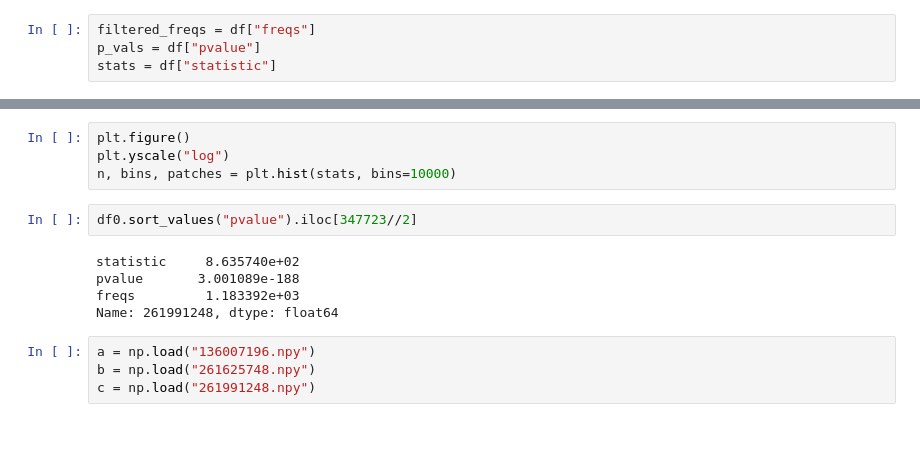
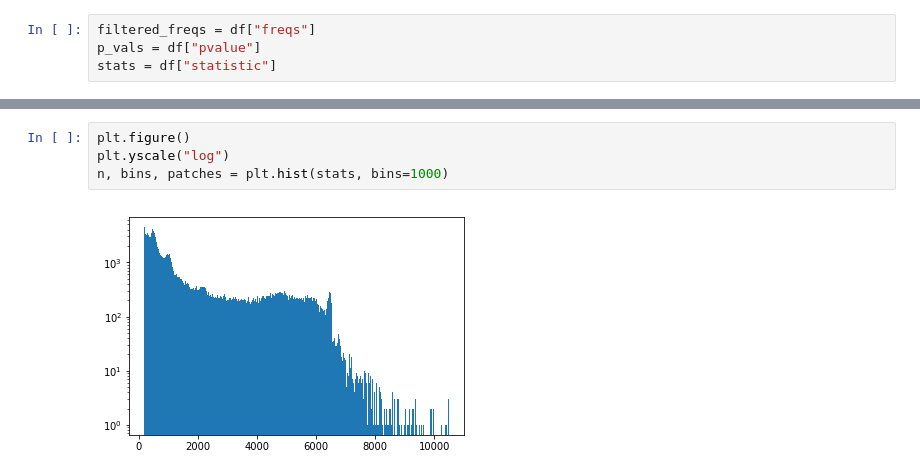
Before and after one commit to FX196/SETI-Energy-Detection, a Jupyter notebook: Result Visualization.ipynb, the cells around one changed output, grey strips where cells are left out. Drawn from its saved outputs; the diff is of its cells as text; blank space fills up the shorter version.

```diff
--- a/Result Visualization.ipynb
+++ b/Result Visualization.ipynb
@@ -107,15 +128,6 @@ n, bins, patches = plt.hist(np.log(p_vals+1e-50), bins=10000)
 # %%
 plt.figure()
 plt.yscale("log")
-n, bins, patches = plt.hist(stats, bins=10000)
+n, bins, patches = plt.hist(stats, bins=1000)
+# %% [output]
+[figure, added]
-# %%
-df0.sort_values("pvalue").iloc[347723//2]
-# %% [output]
-statistic     8.635740e+02
-pvalue       3.001089e-188
-freqs         1.183392e+03
-Name: 261991248, dtype: float64
-# %%
-a = np.load("136007196.npy")
-b = np.load("261625748.npy")
-c = np.load("261991248.npy")
```
Also changed, not shown: parts of 21 cells of this notebook, 1 other file.
